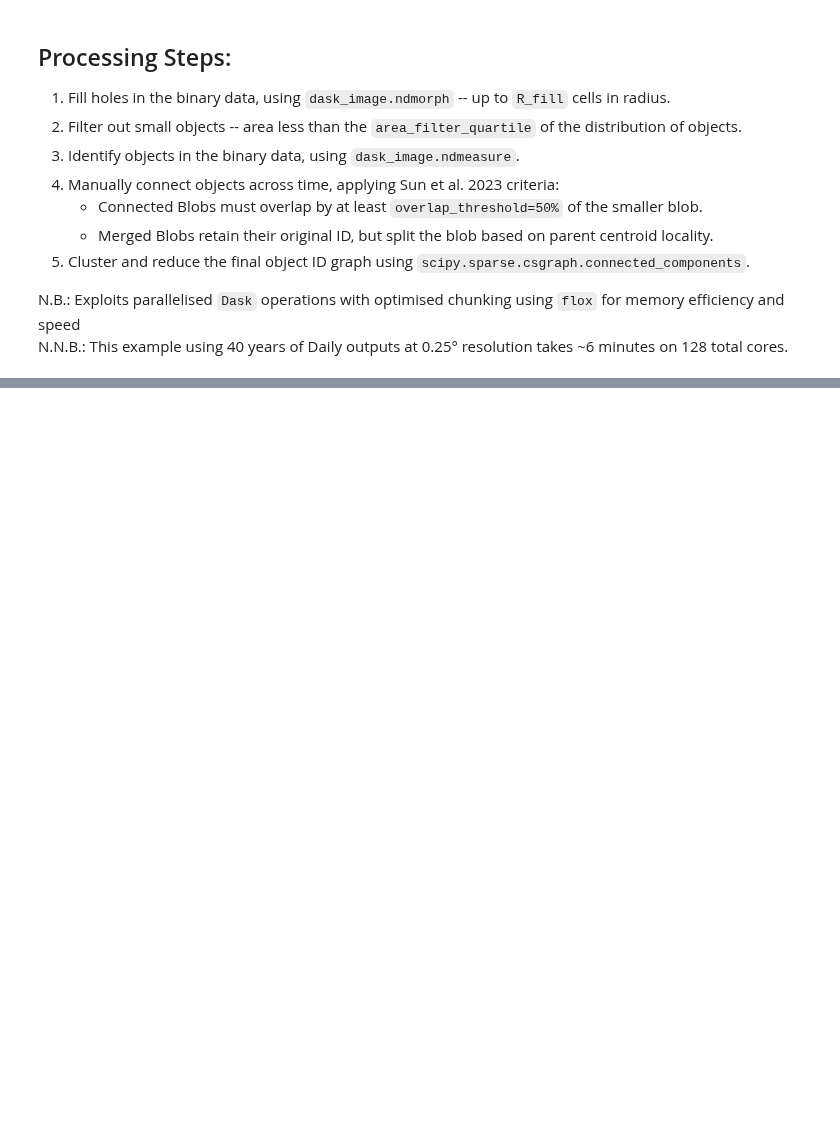
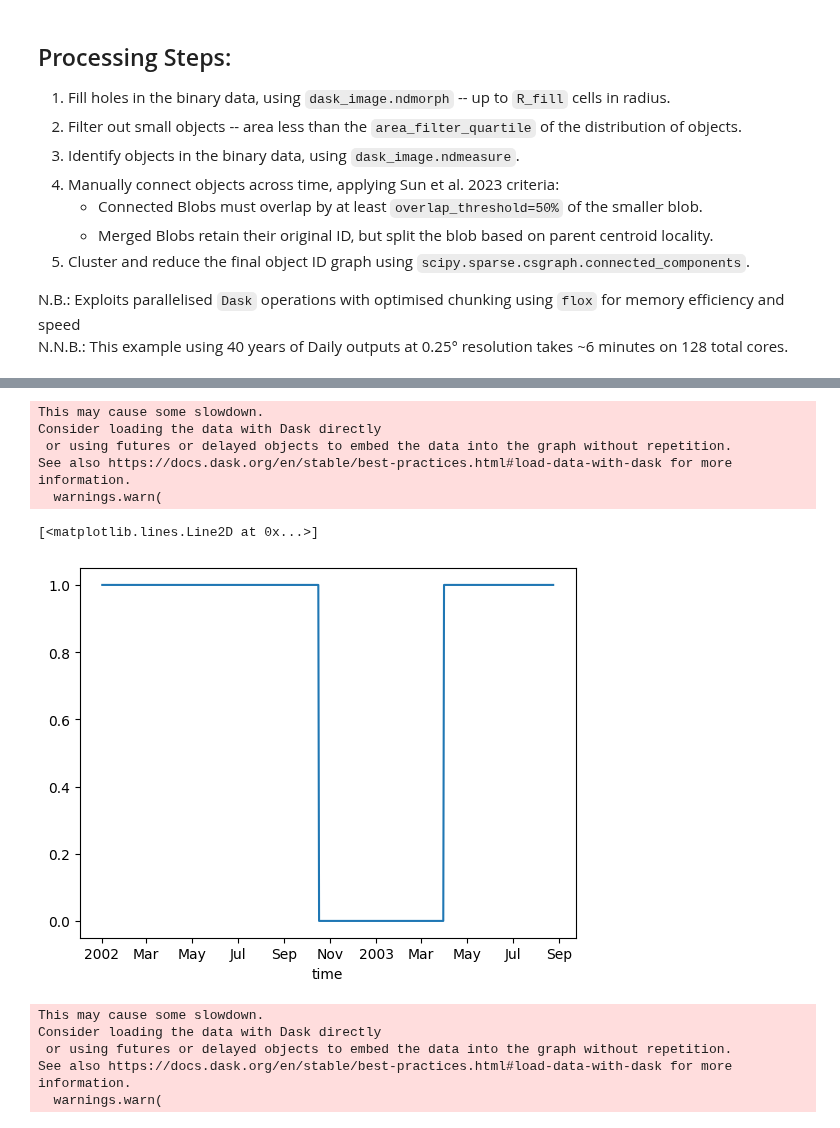
Before and after one commit to wienkers/spot_the_blOb, a Jupyter notebook: notebooks/02_id_track_events.ipynb, the cells around one changed output, grey strips where cells are left out. Cells and saved outputs as stored; diff of their text form; code cells hidden in the pictures; blank space fills up the shorter version.

```diff
--- a/notebooks/02_id_track_events.ipynb
+++ b/notebooks/02_id_track_events.ipynb
@@ -315,0 +190,29 @@ blob_props.isel(ID=1011)
+# %%
+
+
+def map_IDs_to_indices(block, ID_to_cluster_index_array):
+    mask = block > 0
+    new_block = np.zeros_like(block, dtype=np.int32)
+    new_block[mask] = ID_to_cluster_index_array[block[mask]]
+    return new_block
+
+split_merged_relabeled_blob_id_field = xr.apply_ufunc(
+    map_IDs_to_indices,
+    blob_id_field_unique,
+    ID_to_cluster_index_da,
+    input_core_dims=[[tracker.ydim, tracker.xdim],['ID']],
+    output_core_dims=[[tracker.ydim, tracker.xdim]],
+    vectorize=True,
+    dask="parallelized",
+    output_dtypes=[np.int32]
+)
+# %%
+(split_merged_relabeled_blob_id_field == 1).any(dim={'lat','lon'}).plot()
+# %% [output]
+This may cause some slowdown.
+Consider loading the data with Dask directly
+ or using futures or delayed objects to embed the data into the graph without repetition.
+See also https://docs.dask.org/en/stable/best-practices.html#load-data-with-dask for more information.
+  warnings.warn(
+[<matplotlib.lines.Line2D at 0x...>]
+[figure, added]
@@ -315,0 +258,8 @@ blob_props.isel(ID=1011)
+# %%
+global_id_mapping = xr.concat(transformed_arrays, dim='new_id').assign_coords(new_id=new_ids).rename({'new_id': 'ID'}).compute()
+# %% [output]
+This may cause some slowdown.
+Consider loading the data with Dask directly
+ or using futures or delayed objects to embed the data into the graph without repetition.
+See also https://docs.dask.org/en/stable/best-practices.html#load-data-with-dask for more information.
+  warnings.warn(
```
Also changed, not shown: parts of 49 cells of this notebook, 1 other file.
